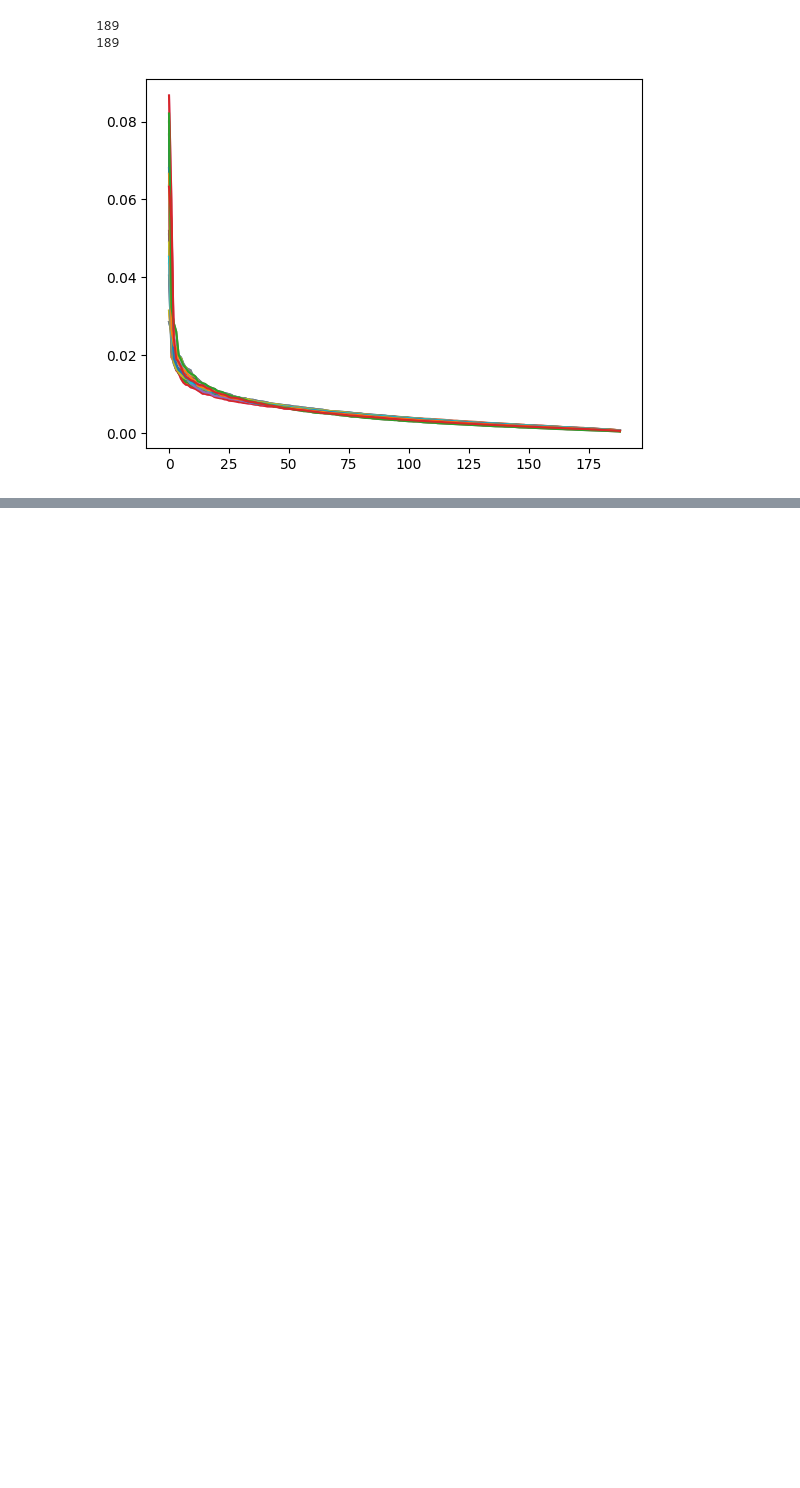
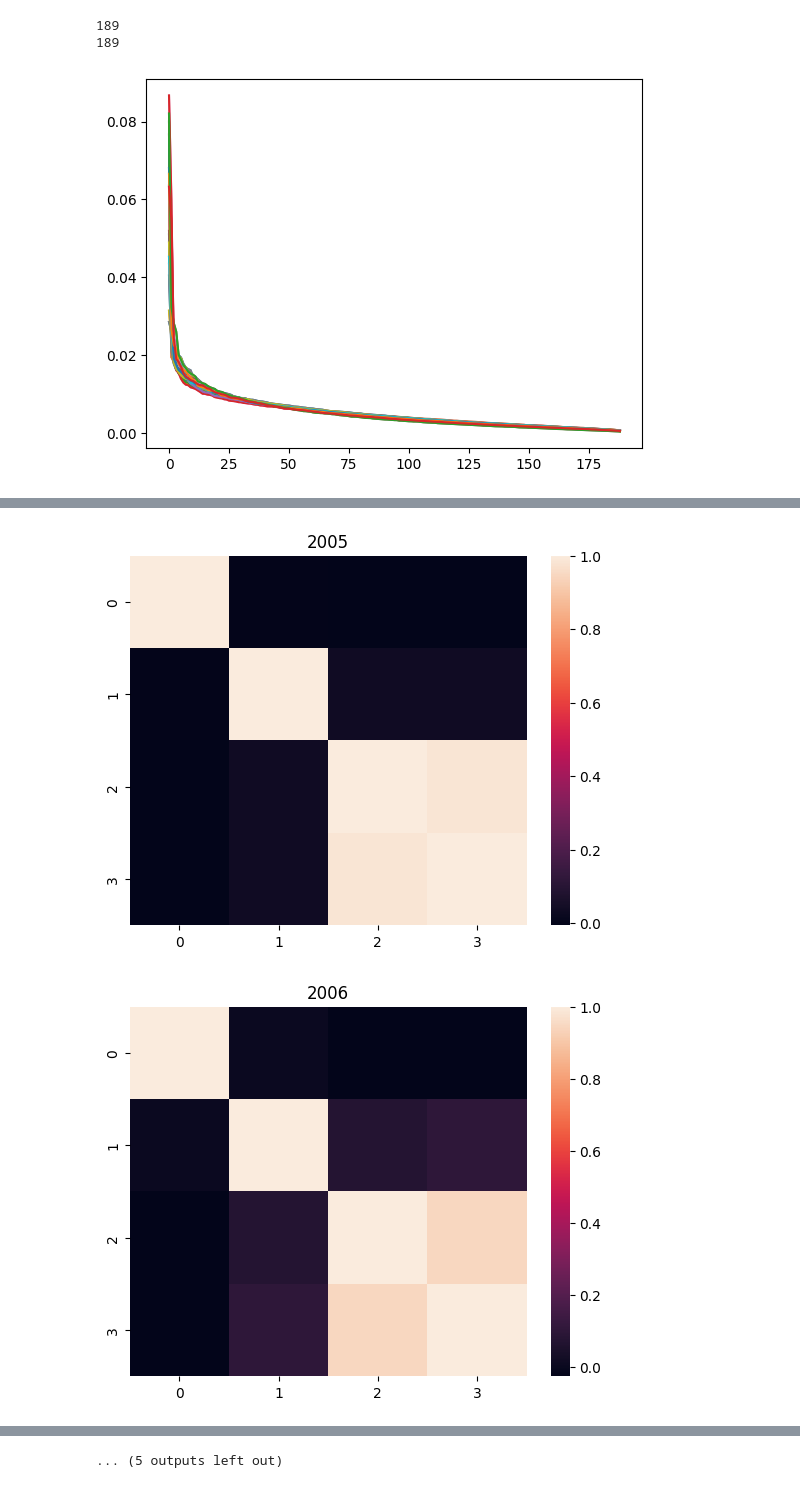
Before and after one commit to Agatheee/linear_contagion_risk, a Jupyter notebook: MS_Qual.ipynb, the cells around one changed output, grey strips where cells are left out. Saved outputs shown, nothing was run; the diff lists cells and outputs as text; code cells hidden in the pictures; blank space fills up the shorter version.

```diff
--- a/MS_Qual.ipynb
+++ b/MS_Qual.ipynb
@@ -100,0 +122,15 @@ for kx in range(2022-2005):
+# %%
+# 2 cf
+cor_2_fin_dict = {}
+for kx in range(2022-2005):
+    xx = cf_2_fin_dict[f"{2005+kx}-01-01", f"{2005+kx}-12-31"]
+    yy = fred_df[(fred_df.index >= f"{2005+kx}-01-01") & (fred_df.index <= f"{2005+kx}-12-31")]
+    cor_2_fin_dict[f"{2005+kx}"] = np.corrcoef(xx, yy, rowvar=False)
+# %%
+for kx in range(2022-2005):
+    sb.heatmap(cor_2_fin_dict[f"{2005+kx}"])
+    plt.title(f"{2005+kx}")
+    plt.show()
+# %% [output]
+[figure, added]
+[figure, added]
@@ -100,0 +147 @@ for kx in range(2022-2005):
+... (5 outputs left out)
```
Also changed, not shown: parts of 16 cells of this notebook.
